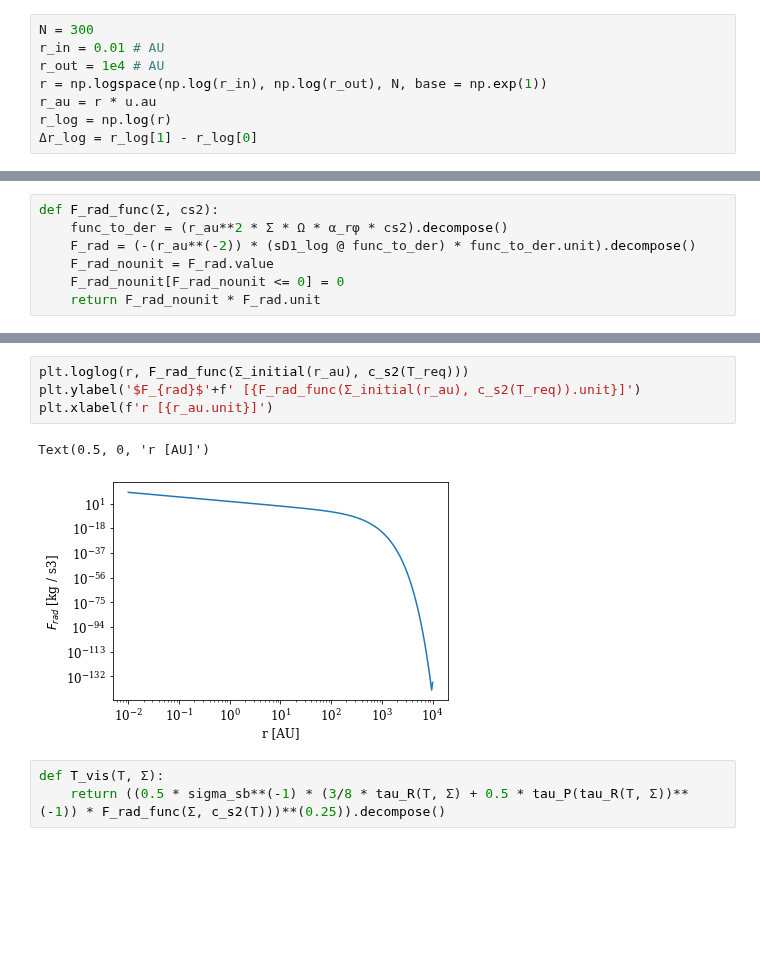
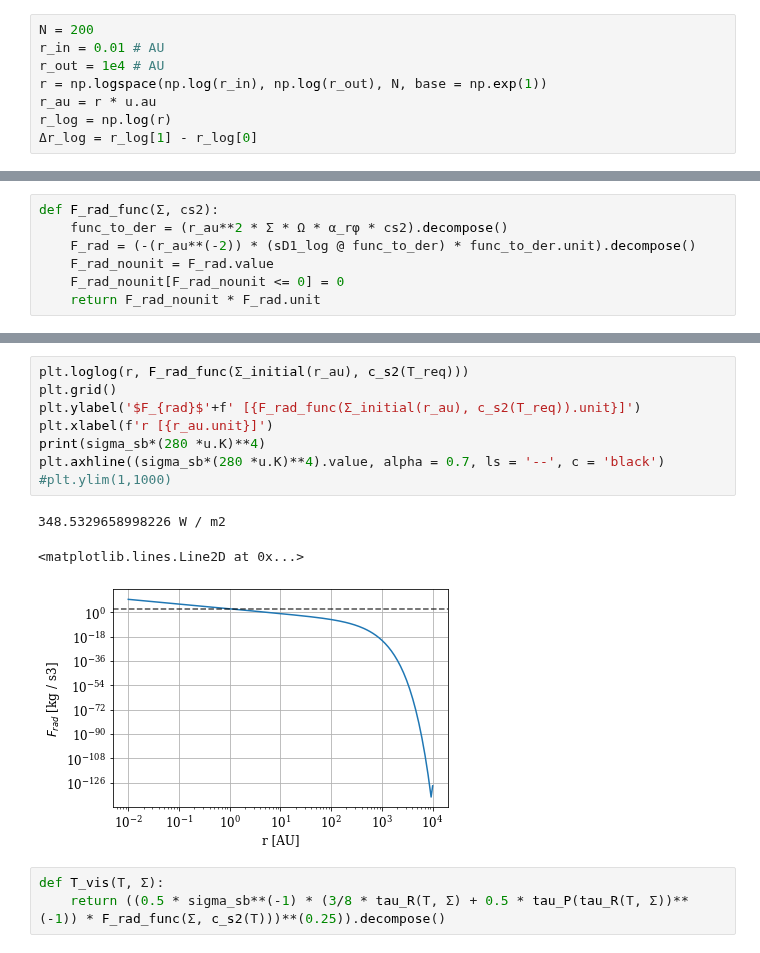
Before and after one commit to agent031/bachelor_code, a Jupyter notebook: Testing_values_T0/combined_temp_strongDW.ipynb, the cells around one changed output, grey strips where cells are left out. Drawn from its saved outputs; the diff is of its cells as text; blank space fills up the shorter version.

```diff
--- a/Testing_values_T0/combined_temp_strongDW.ipynb
+++ b/Testing_values_T0/combined_temp_strongDW.ipynb
@@ -19,7 +19,7 @@ font = {'family' : 'serif',
         'size'   : 12}
 mpl.rc('font', **font)
 # %%
-N = 300
+N = 200
 r_in = 0.01 # AU
 r_out = 1e4 # AU
 r = np.logspace(np.log(r_in), np.log(r_out), N, base = np.exp(1))
@@ -130,10 +137,15 @@ $[4.0109199 \times 10^{9},~3.4149831 \times 10^{9},~2.9050396 \times 10^{9},~\do
 # %%
 plt.loglog(r, F_rad_func(Σ_initial(r_au), c_s2(T_req)))
+plt.grid()
 plt.ylabel('$F_{rad}$'+f' [{F_rad_func(Σ_initial(r_au), c_s2(T_req)).unit}]')
 plt.xlabel(f'r [{r_au.unit}]')
+print(sigma_sb*(280 *u.K)**4)
+plt.axhline((sigma_sb*(280 *u.K)**4).value, alpha = 0.7, ls = '--', c = 'black')
+#plt.ylim(1,1000)
 # %% [output]
-Text(0.5, 0, 'r [AU]')
+348.5329658998226 W / m2
+<matplotlib.lines.Line2D at 0x...>
-[figure, old version]
+[figure, new version]
 # %%
 def T_vis(T, Σ):
     return ((0.5 * sigma_sb**(-1) * (3/8 * tau_R(T, Σ) + 0.5 * tau_P(tau_R(T, Σ))**(-1)) * F_rad_func(Σ, c_s2(T)))**(0.25)).decompose()
```
Also changed, not shown: parts of 14 cells of this notebook.
